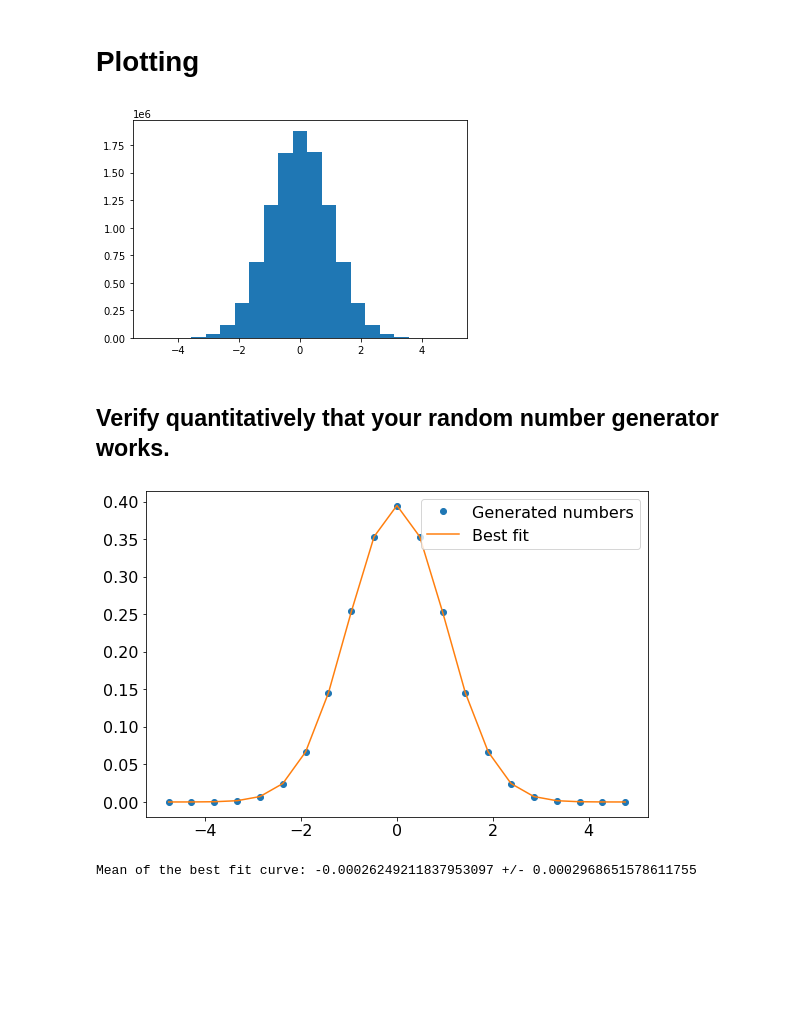
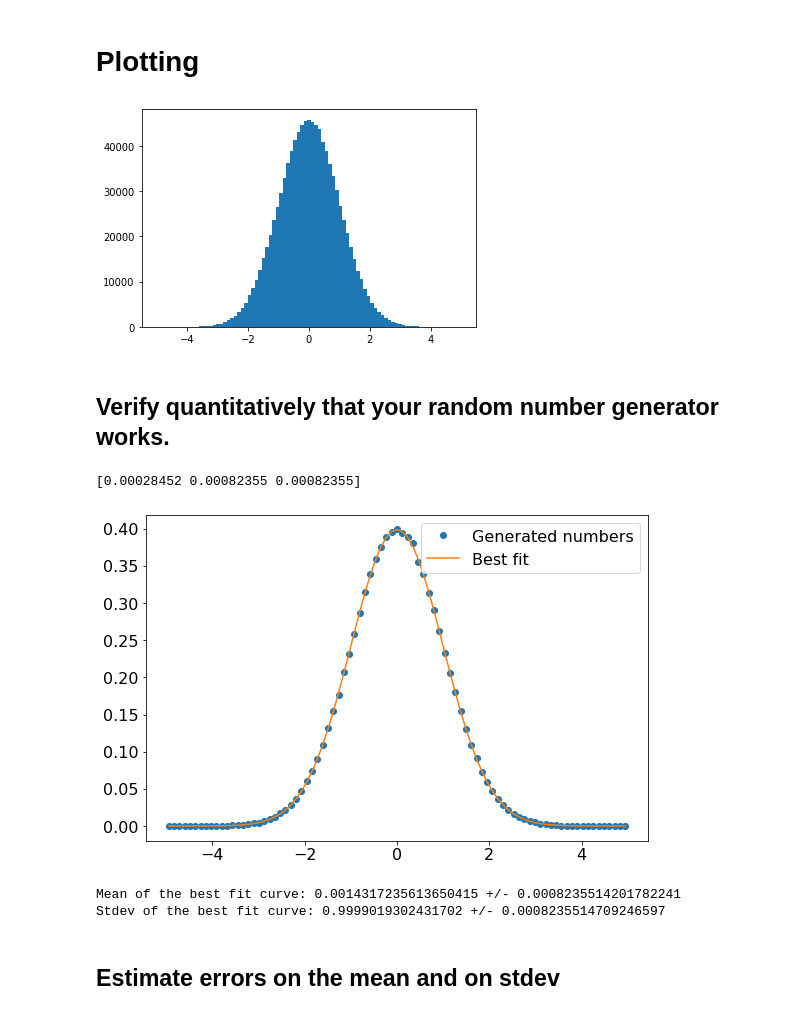
Before and after one commit to wunderbeere/339-lab1, a Jupyter notebook: exercise2.ipynb, the cells around one changed output. Cells and saved outputs as stored; diff of their text form; code cells hidden in the pictures; blank space fills up the shorter version.

```diff
--- a/exercise2.ipynb
+++ b/exercise2.ipynb
@@ -68,35 +68,36 @@ std 0.9998561709105472
 # %% [markdown]
 # Plotting
 # %%
-bins = np.linspace(-5, 5, 22)
+bins = np.linspace(-5, 5, 88)
 hist = plt.hist(x, bins)
 
 counts = hist[0]
 bin_edges = hist[1]
+
+
 
 bin_widths = np.mean(np.diff(bin_edges))
 bin_middles = bin_edges+bin_widths/2
 bin_middles = bin_middles[:-1]
 
 # normalize
 norm = Nsamp*bin_widths
 counts /= norm
 
 plt.show()
 # %% [output]
-[figure, old version]
+[figure, new version]
-# %% [markdown]
-## Verify quantitatively that your random number generator works.
+# %% [markdown]
+## Verify quantitatively that your random number generator works.
 # %%
 plt.rcParams.update({'font.size': 16})
 
 plt.figure(figsize=(9,6))
-plt.title("")
 plt.plot(bin_middles, counts, "o", label="Generated numbers")
 
 # Define the Gaussian function
 def Gauss(x, A, s, mu):
-    y = A*np.exp(-1*s*(x-mu)**2)
+    y = A*np.exp(-1/2*(x-mu)**2/s**2)
     return y
 
 # do a best fit
@@ -107,6 +108,7 @@ fit_s = parameters[1]
 fit_mu = parameters[2]
 
 perr = np.sqrt(np.diag(covariance))
+print(perr)
 
 fitted_data = Gauss(bin_middles, fit_A, fit_s, fit_mu)
 plt.plot(bin_middles, fitted_data, label="Best fit")
@@ -114,6 +116,11 @@ plt.legend()
 plt.show()
 
 print("Mean of the best fit curve:", fit_mu, "+/-", perr[2])
+print("Stdev of the best fit curve:", fit_s, "+/-", perr[1])
 # %% [output]
+[0.00028452 0.00082355 0.00082355]
-[figure, old version]
+[figure, new version]
-Mean of the best fit curve: -0.00026249211837953097 +/- 0.0002968651578611755
+Mean of the best fit curve: 0.0014317235613650415 +/- 0.0008235514201782241
+Stdev of the best fit curve: 0.9999019302431702 +/- 0.0008235514709246597
+# %% [markdown]
+## Estimate errors on the mean and on stdev
```
Also changed, not shown: parts of 4 cells of this notebook.
